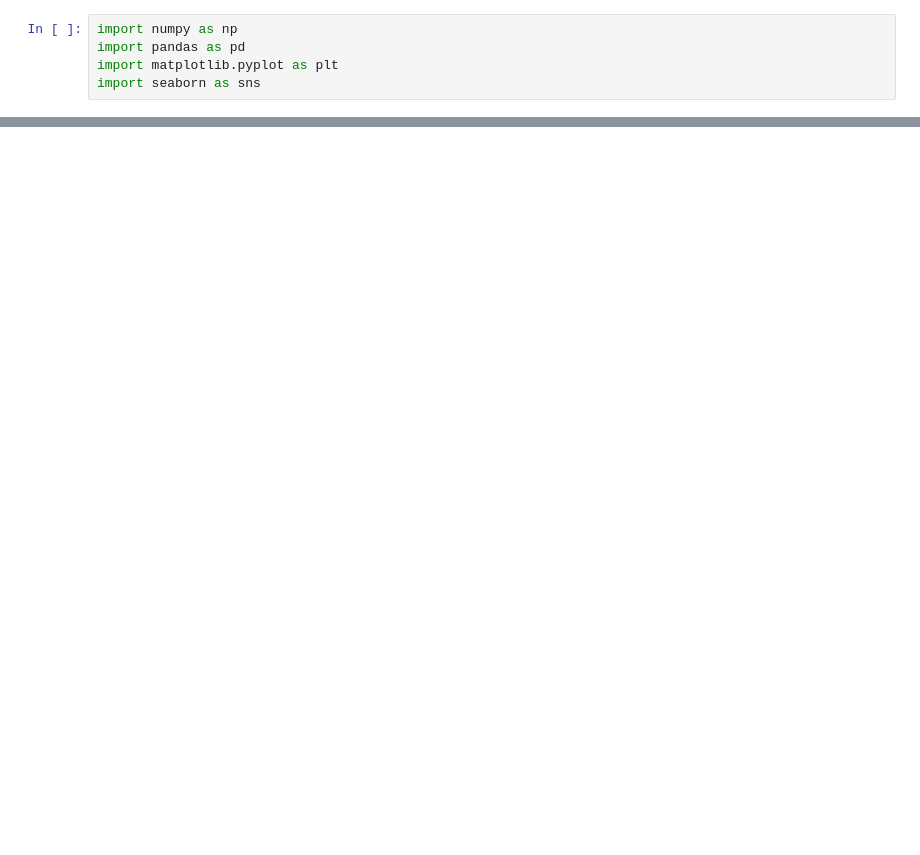
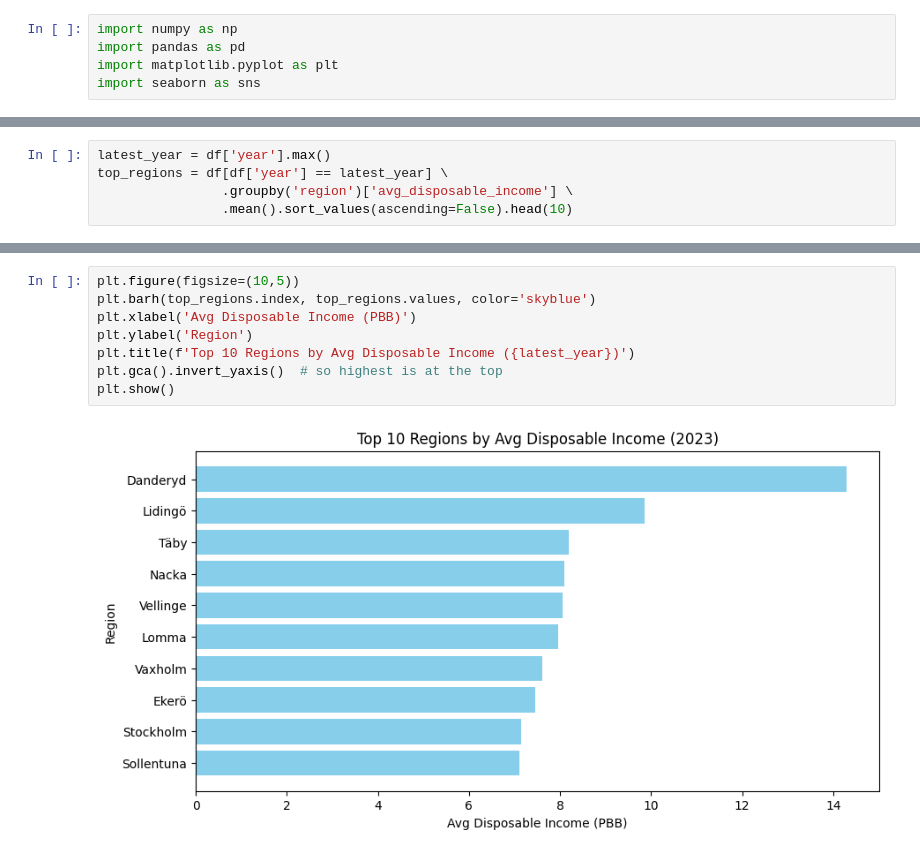
Before and after one commit to Magesh-Babu/Electrification_of_Swedish_Cars, a Jupyter notebook: exploratory_analysis/income_data_exploratory_analysis.ipynb, the cells around one changed output, grey strips where cells are left out. Drawn from its saved outputs; the diff is of its cells as text; blank space fills up the shorter version.

```diff
--- a/exploratory_analysis/income_data_exploratory_analysis.ipynb
+++ b/exploratory_analysis/income_data_exploratory_analysis.ipynb
@@ -83,0 +142,5 @@ ax.legend(loc='upper left')
+# %%
+latest_year = df['year'].max()
+top_regions = df[df['year'] == latest_year] \
+                .groupby('region')['avg_disposable_income'] \
+                .mean().sort_values(ascending=False).head(10)
@@ -83,0 +162,10 @@ ax.legend(loc='upper left')
+# %%
+plt.figure(figsize=(10,5))
+plt.barh(top_regions.index, top_regions.values, color='skyblue')
+plt.xlabel('Avg Disposable Income (PBB)')
+plt.ylabel('Region')
+plt.title(f'Top 10 Regions by Avg Disposable Income ({latest_year})')
+plt.gca().invert_yaxis()  # so highest is at the top
+plt.show()
+# %% [output]
+[figure, added]
```
Also changed, not shown: parts of 25 cells of this notebook, 1 other file.
